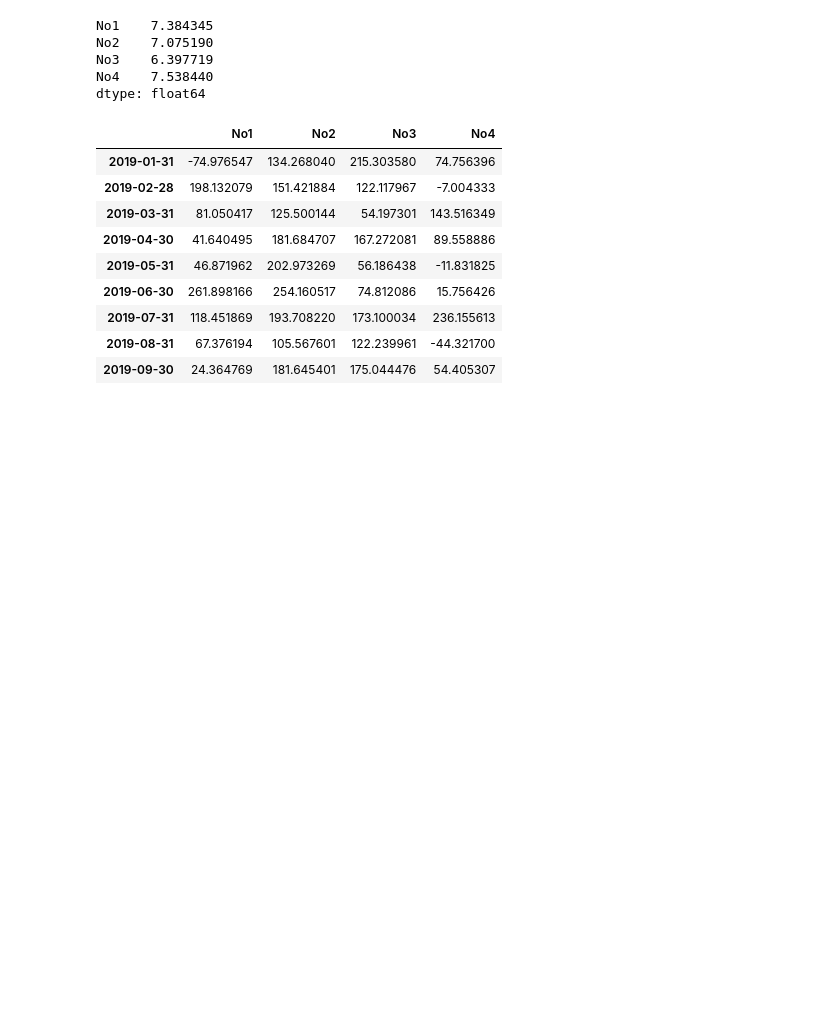
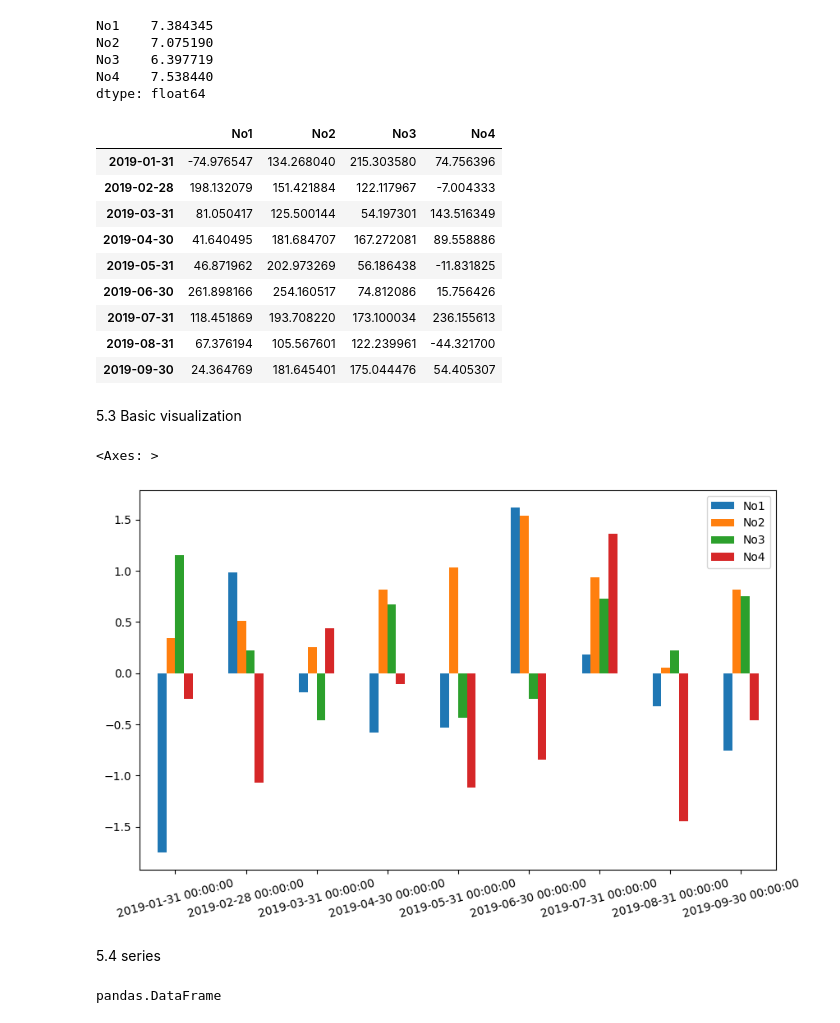
Before and after one commit to duxingru0206-ui/Python-for-Finance, a Jupyter notebook: Chapter_Code_Practice/Pandas.ipynb, the cells around one changed output. Saved outputs shown, nothing was run; the diff lists cells and outputs as text; code cells hidden in the pictures; blank space fills up the shorter version.

```diff
--- a/Chapter_Code_Practice/Pandas.ipynb
+++ b/Chapter_Code_Practice/Pandas.ipynb
@@ -340,3 +340,19 @@ dtype: float64
 | 2019-07-31 | 118.451869 | 193.708220 | 173.100034 | 236.155613 |
 | 2019-08-31 | 67.376194 | 105.567601 | 122.239961 | -44.321700 |
 | 2019-09-30 | 24.364769 | 181.645401 | 175.044476 | 54.405307 |
+# %% [markdown]
+5.3 Basic visualization
+# %%
+import pandas as pd
+import matplotlib.pyplot as plt
+import matplotlib as mpl
+df.plot.bar(figsize=(10,6),rot=15)
+# %% [output]
+<Axes: >
+[figure, added]
+# %% [markdown]
+5.4 series
+# %%
+type(df)
+# %% [output]
+pandas.DataFrame
```
Also changed, not shown: parts of 7 cells of this notebook.
